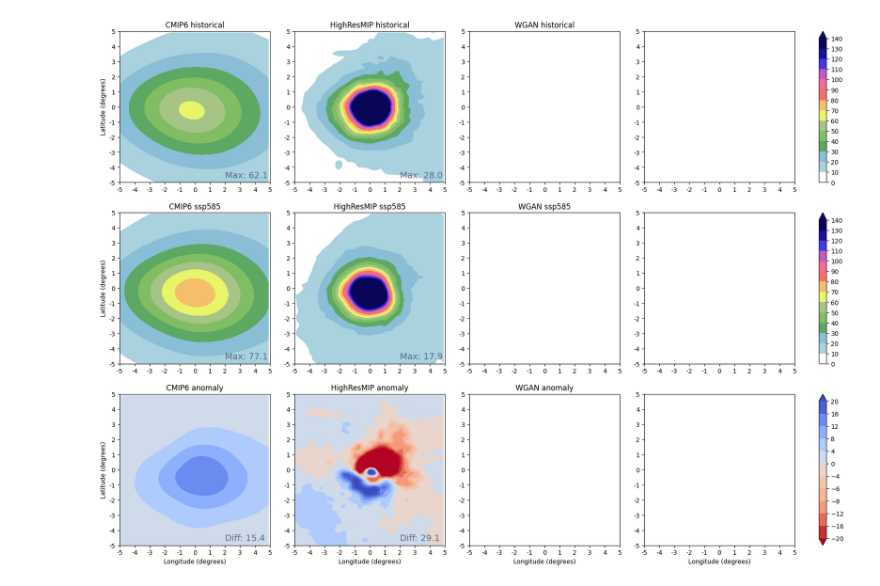
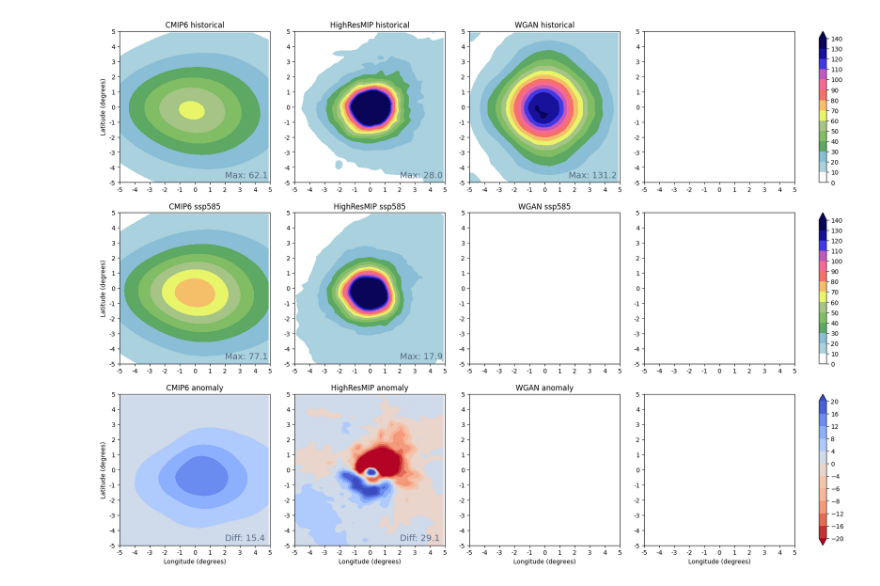
Before and after one commit to vosps/tropical_cyclone, a Jupyter notebook: chapter_3/composite_summary.ipynb, the cells around one changed output. Cells and saved outputs as stored; diff of their text form; code cells hidden in the pictures.

Commit message:
plot changes and mswep data additions

```diff
--- a/chapter_3/composite_summary.ipynb
+++ b/chapter_3/composite_summary.ipynb
@@ -121,6 +121,30 @@ ensemble_cmip_ssp585_sh = (composite_miroc6_ssp585_sh + composite_mpi_ssp585_sh
 # ensemble_hrmip_ssp585 = (weight_ratio_storms * ensemble_hrmip_ssp585_nh + weight_ratio_storms * ensemble_hrmip_ssp585_sh) / 2
 ensemble_hrmip_ssp585 = ensemble_hrmip_ssp585_nh*0.65 + ensemble_hrmip_ssp585_sh*0.35
 ensemble_cmip_ssp585 = ensemble_cmip_ssp585_nh*0.428 + ensemble_cmip_ssp585_sh*0.572
+# %%
+# CHIRPS
+
+models = ['canesm','cnrm6','ecearth6','ipsl6','miroc6','mpi6','mri6','ukmo']
+for model in models:
+    globals()[f'{model}_nh'] = np.load(f'/user/home/al18709/work/ke_track_rain/hr/{model}_composite_nh.npy')
+    globals()[f'{model}_sh'] = np.load(f'/user/home/al18709/work/ke_track_rain/hr/{model}_composite_sh.npy')
+    meta = pd.read_csv(f'/user/home/al18709/work/ke_track_inputs/{model}_hist_tracks.csv')
+    meta_filtered = meta[meta.year >= 2000].reset_index()
+    globals()[f'{model}_nstorms_sh'] = len(meta_filtered[meta_filtered.lat < 0].sid.drop_duplicates())
+    globals()[f'{model}_nstorms_nh'] = len(meta_filtered[meta_filtered.lat > 0].sid.drop_duplicates())
+
+nh = np.concatenate([np.expand_dims(globals()[f'{model}_nh'],axis=0) for model in models])
+sh = np.concatenate([np.expand_dims(globals()[f'{model}_sh'],axis=0) for model in models])
+nstorms_nh = np.sum([globals()[f'{model}_nstorms_nh'] for model in models])
+nstorms_sh = np.sum([globals()[f'{model}_nstorms_sh'] for model in models])
+nstorms = nstorms_nh + nstorms_sh
+
+mean_nh = np.mean(nh,axis=0)
+mean_sh = np.mean(sh,axis=0)
+
+mean = (nstorms_nh/nstorms)*mean_nh + (nstorms_sh/nstorms)*mean_sh
+
+chirps_hist = mean
 # %%
 
 fig,axes = plt.subplots(3,5,figsize=(20.5, 15),gridspec_kw={'width_ratios': [1, 1, 1, 1, 0.05]})
@@ -140,8 +164,8 @@ axes[0,1].contourf(ensemble_hrmip_hist,cmap=precip_cmap,levels=levels,extend='bo
 axes[0,1].annotate('Max: %.1f' % np.max(ecearthhr_anomaly_NH), xy = (90,90), xytext=(70,3),fontsize=14, color='#586985')
 # axes[0,1].annotate('Storms: %.0f' % nstorms_ecearthhr_hist_nh, xy = (90,90), xytext=(3,92),fontsize=14, color='#586985')
 
-# axes[0,2].contourf(wgan, cmap=precip_cmap,levels=levels,extend='both')
-# axes[0,2].annotate('Max: %.1f' % np.max(ecearthhr_anomaly_SH), xy = (90,90), xytext=(70,3),fontsize=14, color='#586985')
+axes[0,2].contourf(chirps_hist, cmap=precip_cmap,levels=levels,extend='both')
+axes[0,2].annotate('Max: %.1f' % np.max(chirps_hist), xy = (90,90), xytext=(66,3),fontsize=14, color='#586985')
 # axes[0,2].annotate('Storms: %.0f' % nstorms_ecearthhr_hist_sh, xy = (90,90), xytext=(3,92),fontsize=14, color='#586985')
 
 # CMIP6 hist
@@ -197,31 +221,31 @@ axes[0,0].set_title('CMIP6 historical')
 # axes[0,0].set_xlabel('Longitude (degrees)')
 # axes[0,0].set_ylabel('Latitude (degrees)')
 
 for ax in [axes[0,0],axes[1,0],axes[2,0]]:
 	ax.set_ylabel('Latitude (degrees)')
 for ax in [axes[2,0],axes[2,1],axes[2,2],axes[2,3]]:
 	ax.set_xlabel('Longitude (degrees)')
 
 axes[0,1].set_title('HighResMIP historical')
 # axes[0,1].set_xlabel('Longitude (degrees)')
 # add **font to change font
 
 axes[0,2].set_title('WGAN historical')
 # axes[0,3].set_title('MSWEP extreme 100 (SH)')
 
 axes[1,0].set_title('CMIP6 ssp585')
 axes[1,1].set_title('HighResMIP ssp585')
 axes[1,2].set_title('WGAN ssp585')
 
 axes[2,0].set_title('CMIP6 anomaly')
 axes[2,1].set_title('HighResMIP anomaly')
 axes[2,2].set_title('WGAN anomaly')
 
 plt.colorbar(im,ticks=levels,cax=axes[0,4])
 plt.colorbar(im,ticks=levels,cax=axes[1,4])
 plt.colorbar(im_anom,ticks=levels_anom,cax=axes[2,4])
 
 
 plt.savefig('composite_rain_final.png',bbox_inches='tight')
 # %% [output]
-[figure, old version]
+[figure, new version]
```
Also changed, not shown: 25 other files.
